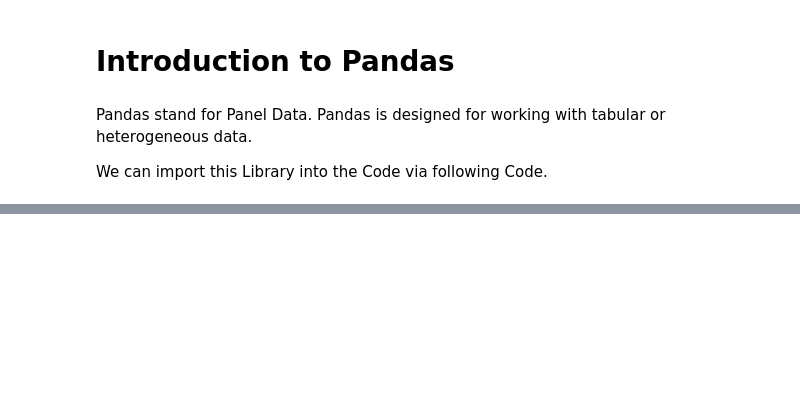
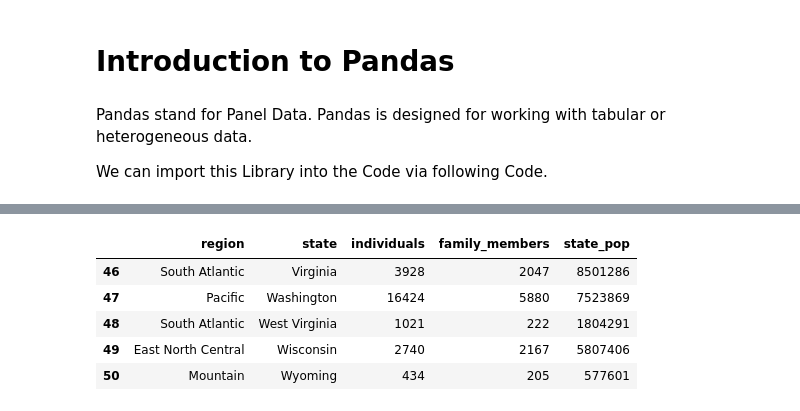
Before and after one commit to HarisJafri-xcode/Python-for-Data-Science, a Jupyter notebook: 03-Pandas/3_1_Getting_Started_with_pandas.ipynb, the cells around one changed output, grey strips where cells are left out. Cells and saved outputs as stored; diff of their text form; code cells hidden in the pictures; blank space fills up the shorter version.

```diff
--- a/03-Pandas/3_1_Getting_Started_with_pandas.ipynb
+++ b/03-Pandas/3_1_Getting_Started_with_pandas.ipynb
@@ -435,0 +52,9 @@ array([[2000, 'Ohio', 1.5, -1.2],
+# %%
+df_homeless.tail() # inspecting bottom 5 rows
+# %% [output]
+|  | region | state | individuals | family_members | state_pop |
+| 46 | South Atlantic | Virginia | 3928 | 2047 | 8501286 |
+| 47 | Pacific | Washington | 16424 | 5880 | 7523869 |
+| 48 | South Atlantic | West Virginia | 1021 | 222 | 1804291 |
+| 49 | East North Central | Wisconsin | 2740 | 2167 | 5807406 |
+| 50 | Mountain | Wyoming | 434 | 205 | 577601 |
```
Also changed, not shown: parts of 89 cells of this notebook.
